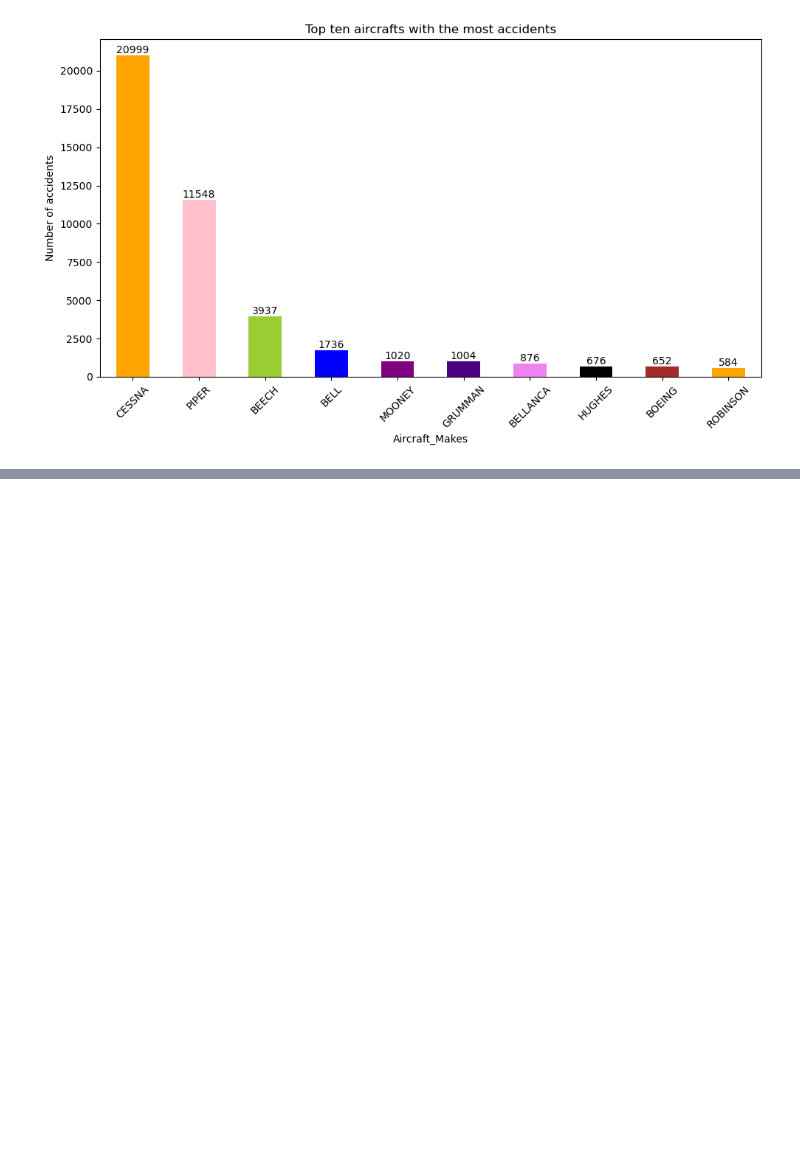
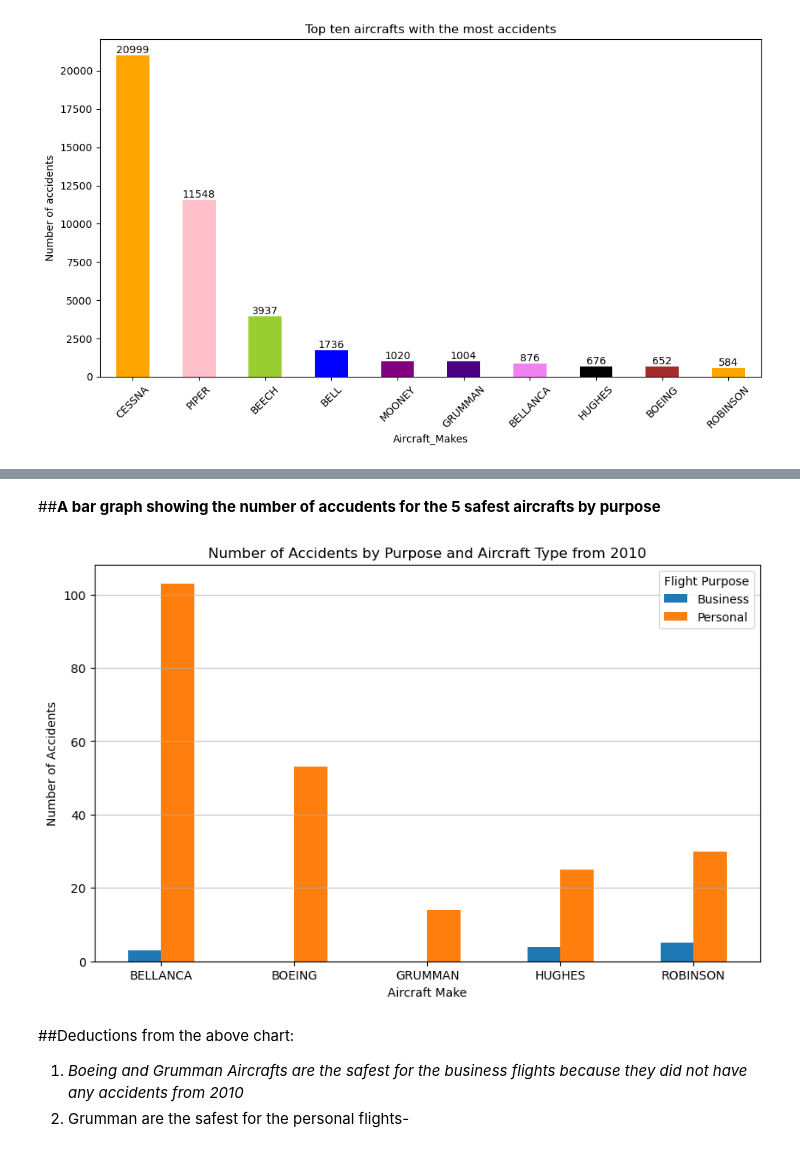
Before and after one commit to jamesggatonye/Project-Phase-1, a Jupyter notebook: Aviation_Accidents.ipynb, the cells around one changed output, grey strips where cells are left out. Saved outputs shown, nothing was run; the diff lists cells and outputs as text; code cells hidden in the pictures; blank space fills up the shorter version.

```diff
--- a/Aviation_Accidents.ipynb
+++ b/Aviation_Accidents.ipynb
@@ -349,0 +451,27 @@ plt.show()
+# %% [markdown]
+##**A bar graph showing the number of accudents for the 5 safest aircrafts by purpose**
+# %%
+# Generate data for the 5 aircrafts with the least accidents from 2010 henceforth for Business and Personal flights
+df4 = df[(df['Year'] >= 2010) & (df['Make'].isin(['ROBINSON', 'BOEING', 'HUGHES','BELLANCA','GRUMMAN'])) & (df['Purpose_of_flight'].isin(['Business', 'Personal']))]
+
+# Group the data by 'Make' and 'Purpose_of_flight' and then count the number of accidents
+grouped_data = df4.groupby(['Make', 'Purpose_of_flight']).size().unstack()
+
+# Plotting the bar chart
+grouped_data.plot(kind='bar', figsize=(10, 6))
+
+# Labels for the bar chart
+plt.title('Number of Accidents by Purpose and Aircraft Type from 2010')
+plt.xlabel('Aircraft Make')
+plt.ylabel('Number of Accidents')
+plt.xticks(rotation=0)
+plt.legend(title="Flight Purpose")
+plt.grid(axis='y', linestyle='-', alpha=0.7)
+# Show the plot
+plt.show()
+# %% [output]
+[figure, added]
+# %% [markdown]
+##Deductions from the above chart:
+  1. _Boeing and Grumman Aircrafts are the safest for the business flights because they did not have any accidents from 2010_
+  2. Grumman are the safest for the personal flights-
```
Also changed, not shown: parts of 16 cells of this notebook.
